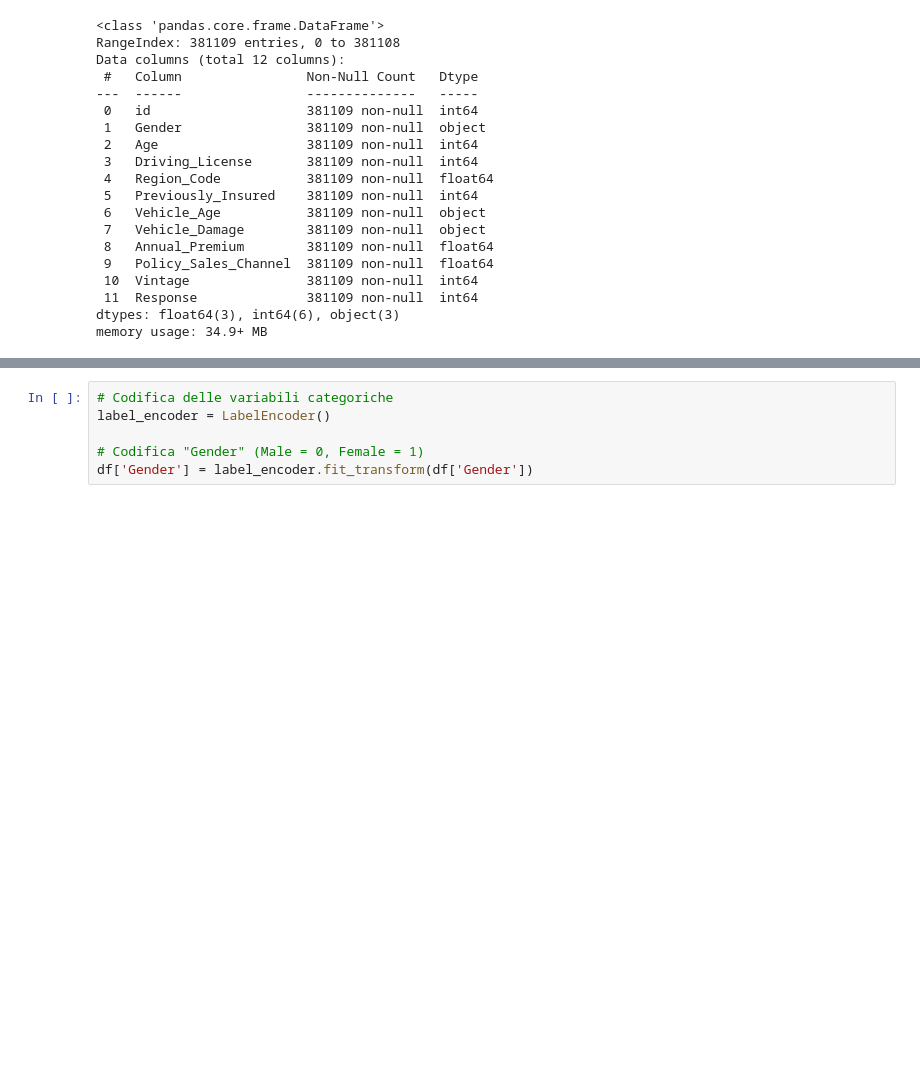
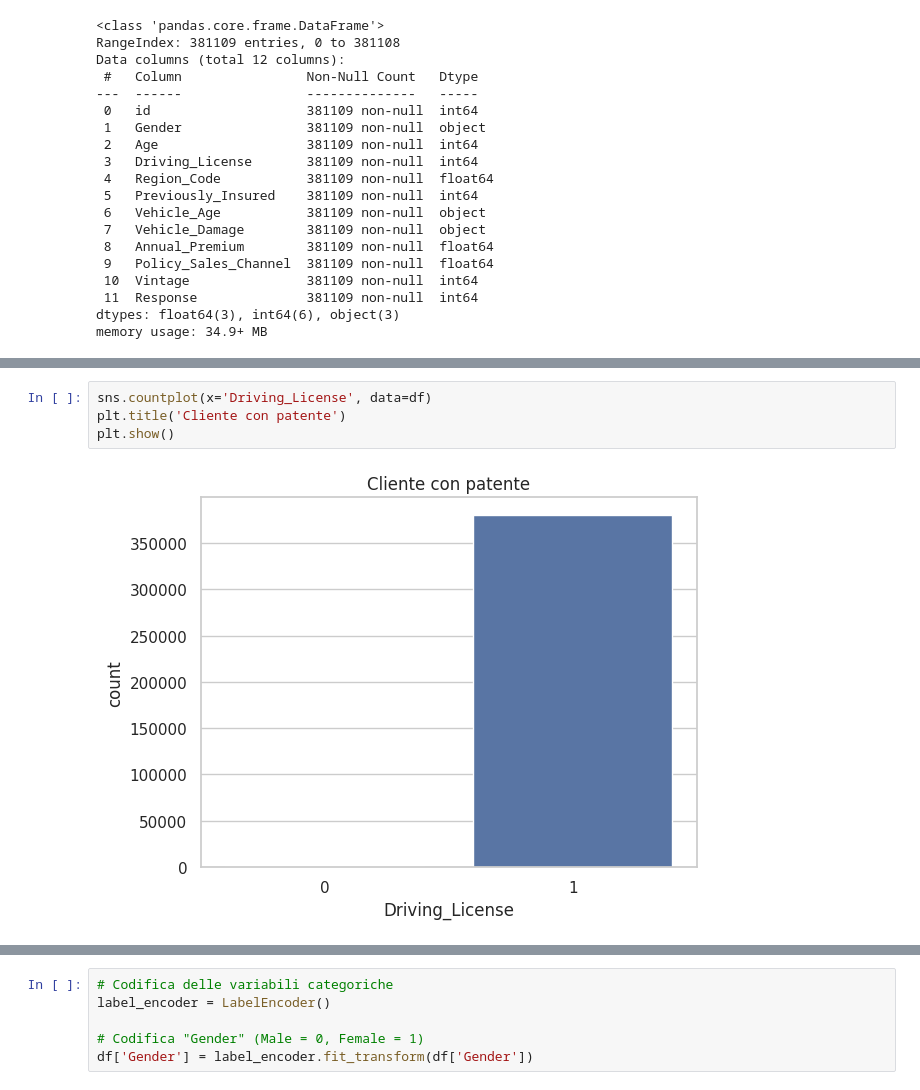
Before and after one commit to cdario79/CrossSellingAssicuratvo, a Jupyter notebook: Cross_Selling_Assicurativo.ipynb, the cells around one changed output, grey strips where cells are left out. Saved outputs shown, nothing was run; the diff lists cells and outputs as text; blank space fills up the shorter version.

```diff
--- a/Cross_Selling_Assicurativo.ipynb
+++ b/Cross_Selling_Assicurativo.ipynb
@@ -85,0 +163,6 @@ memory usage: 34.9+ MB
+# %%
+sns.countplot(x='Driving_License', data=df)
+plt.title('Cliente con patente')
+plt.show()
+# %% [output]
+[figure, added]
```
Also changed, not shown: parts of 38 cells of this notebook.
